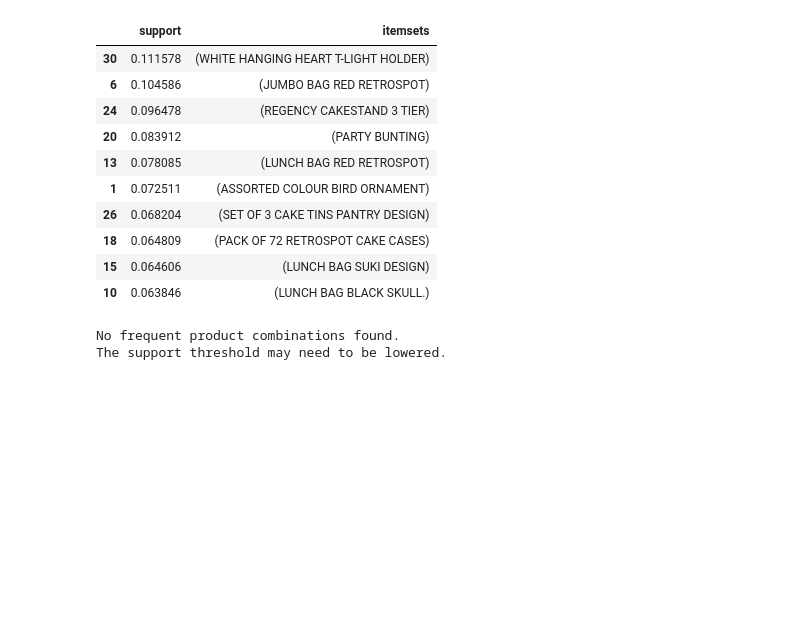
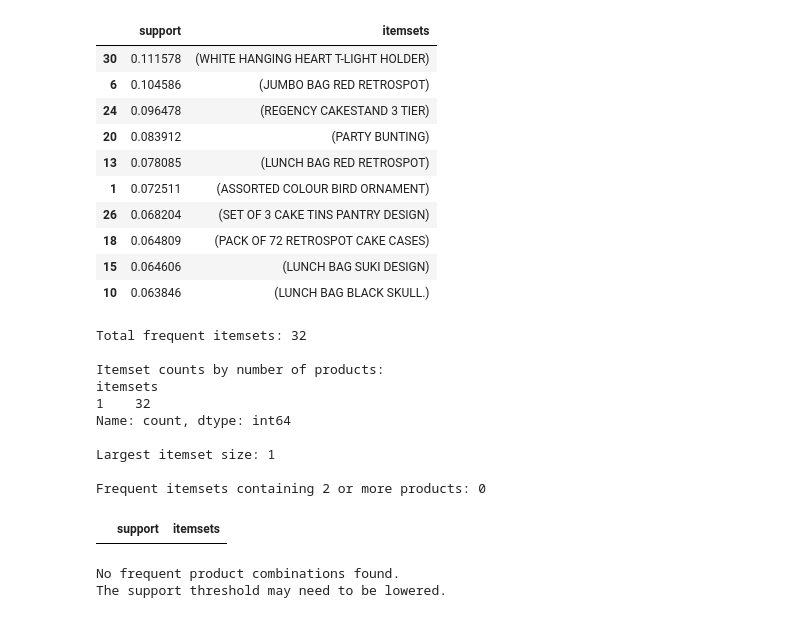
Before and after one commit to y0ckbee/Associate_Activity-Ml, a Jupyter notebook: Market_Basket_Analysis.ipynb, the cells around one changed output. Saved outputs shown, nothing was run; the diff lists cells and outputs as text; code cells hidden in the pictures; blank space fills up the shorter version.

```diff
--- a/Market_Basket_Analysis.ipynb
+++ b/Market_Basket_Analysis.ipynb
@@ -278,6 +278,36 @@ Number of frequent itemsets: 32
 | 18 | 0.064809 | (PACK OF 72 RETROSPOT CAKE CASES) |
 | 15 | 0.064606 | (LUNCH BAG SUKI DESIGN) |
 | 10 | 0.063846 | (LUNCH BAG BLACK SKULL.) |
+# %%
+
+itemset_sizes = frequent_itemsets["itemsets"].map(len)
+
+print("Total frequent itemsets:", len(frequent_itemsets))
+print("\nItemset counts by number of products:")
+print(itemset_sizes.value_counts().sort_index())
+
+print("\nLargest itemset size:", itemset_sizes.max())
+
+multiple_product_itemsets = frequent_itemsets[itemset_sizes >= 2]
+
+print(
+    "\nFrequent itemsets containing 2 or more products:",
+    len(multiple_product_itemsets)
+)
+
+display(multiple_product_itemsets.head(20))
+# %% [output]
+Total frequent itemsets: 32
+
+Itemset counts by number of products:
+itemsets
+1    32
+Name: count, dtype: int64
+
+Largest itemset size: 1
+
+Frequent itemsets containing 2 or more products: 0
+|  | support | itemsets |
 # %%
 
 # Generate association rules
```
